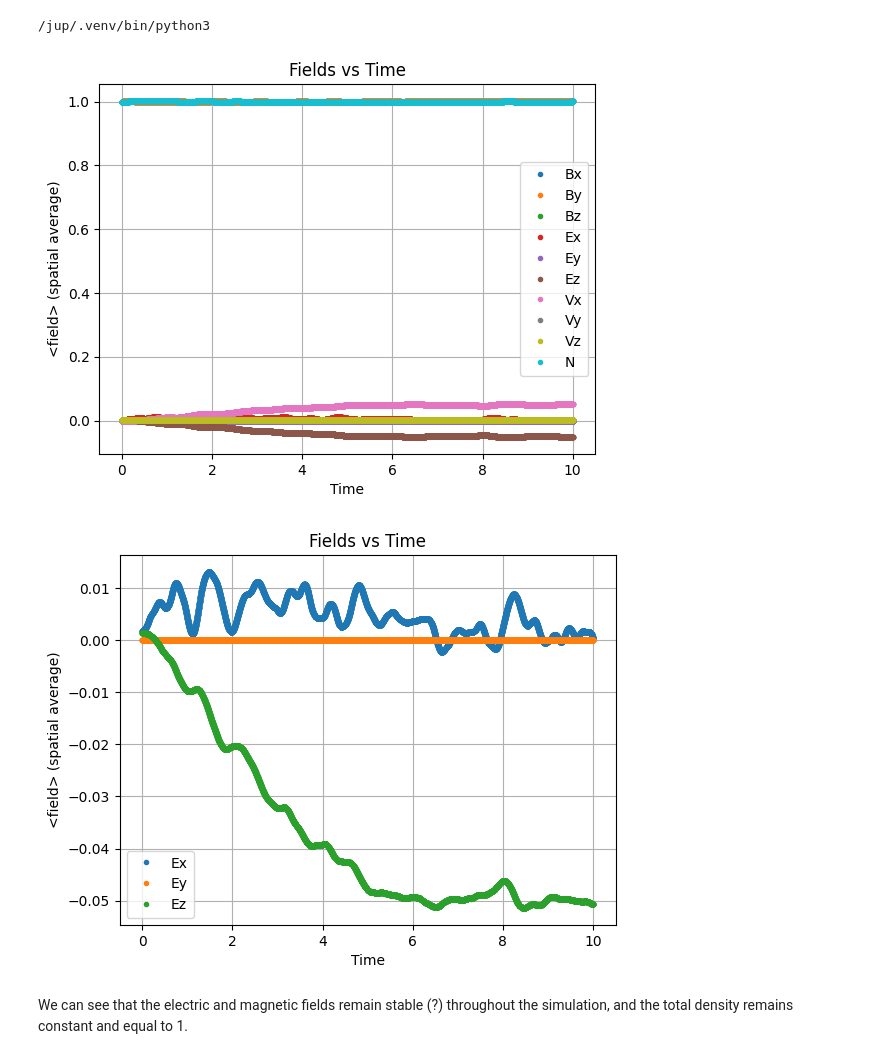
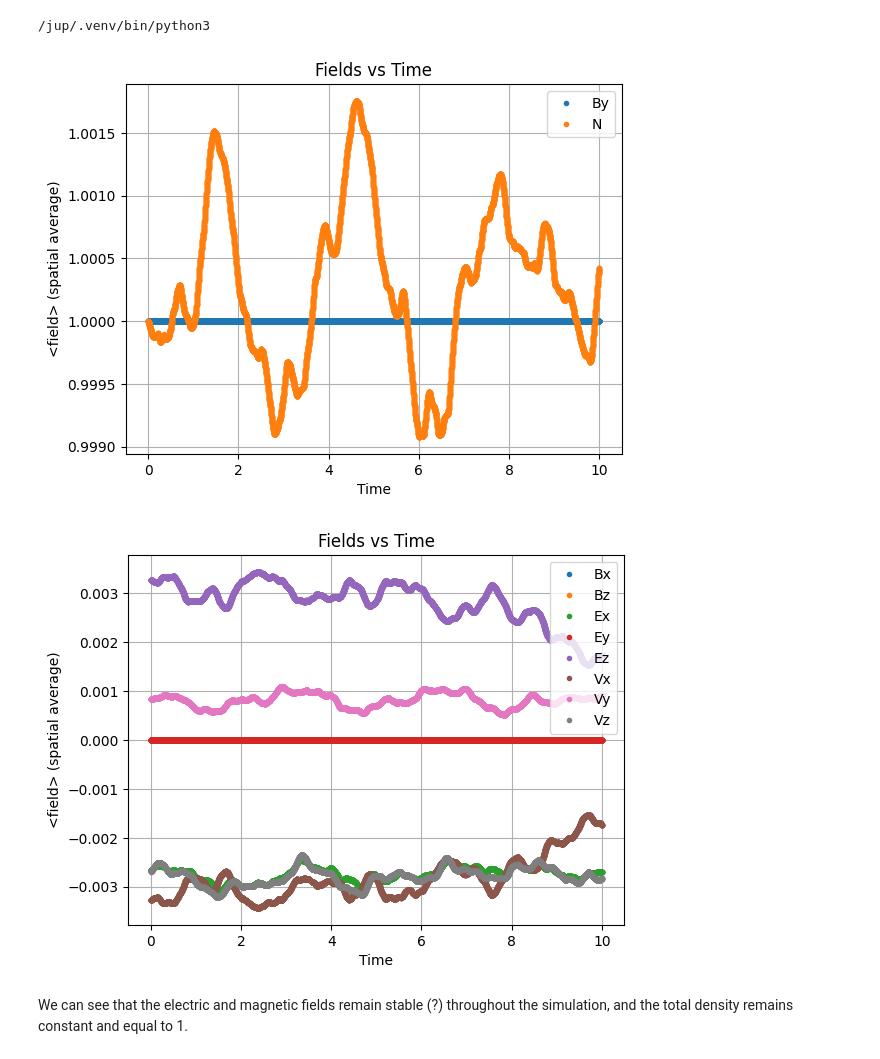
Before and after one commit to olwenrering/IRT, a Jupyter notebook: test_hybirt.ipynb, the cells around one changed output. Saved outputs shown, nothing was run; the diff lists cells and outputs as text; code cells hidden in the pictures.

```diff
--- a/test_hybirt.ipynb
+++ b/test_hybirt.ipynb
@@ -12,37 +12,39 @@ import matplotlib.pyplot as plt
 filename = "fields.h5"
 
 times = []
 fields_names = ["Bx", "By", "Bz", "Ex", "Ey", "Ez", "Vx", "Vy", "Vz", "N"]
 fields_arrays = [[], [], [], [], [], [], [], [], [], [], []]
 
 with h5py.File("fields.h5", "r") as f:
     t_group = f["/t"]
     for time_str in sorted(t_group.keys()):
         times.append(float(time_str))
         for i, name in enumerate(fields_names):
             load = f[f"/t/{time_str}/{name}"][()]
             fields_arrays[i].append(np.mean(load))
 
 # Plot
 for i in range(len(fields_names)):
-    plt.plot(times, fields_arrays[i], '.', label=fields_names[i])
+    if fields_names[i] == "By" or fields_names[i] == "N":
+        plt.plot(times, fields_arrays[i], '.', label=fields_names[i])
 plt.xlabel("Time")
 plt.ylabel("<field> (spatial average)")
 plt.title("Fields vs Time")
 plt.legend()
 plt.grid(True)
 plt.show()
 
-for i in range(3, 6):
-    plt.plot(times, fields_arrays[i], '.', label=fields_names[i])
+for i in range(len(fields_names)):
+    if fields_names[i] != "By" and fields_names[i] != "N":
+        plt.plot(times, fields_arrays[i], '.', label=fields_names[i])
 plt.xlabel("Time")
 plt.ylabel("<field> (spatial average)")
 plt.title("Fields vs Time")
 plt.legend()
 plt.grid(True)
 plt.show()
 # %% [output]
-[figure, old version]
+[figure, new version]
-[figure, old version]
+[figure, new version]
 # %% [markdown]
 We can see that the electric and magnetic fields remain stable (?) throughout the simulation, and the total density remains constant and equal to 1.
```
Also changed, not shown: 4 other files.
